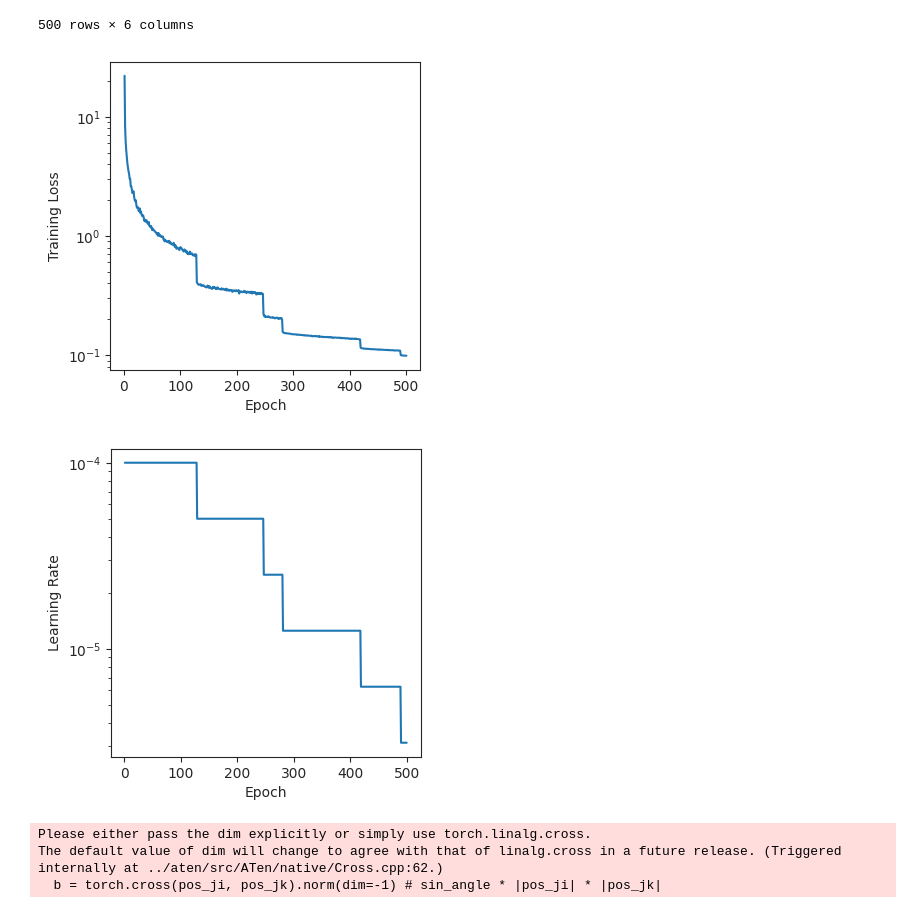
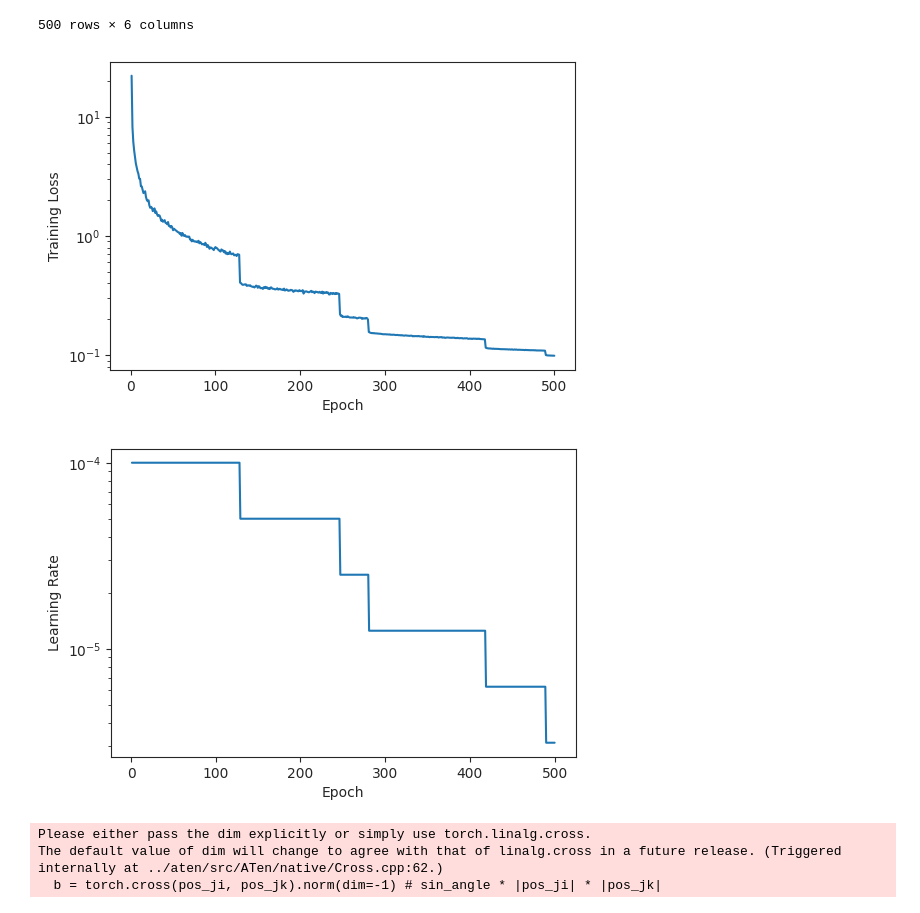
Before and after one commit to gentle1999/qm9star_query, a Jupyter notebook: tutorial/4-train_a_NN_potential_model.ipynb, the cells around one changed output. Drawn from its saved outputs; the diff is of its cells as text; code cells hidden in the pictures.

```diff
--- a/tutorial/4-train_a_NN_potential_model.ipynb
+++ b/tutorial/4-train_a_NN_potential_model.ipynb
@@ -271,19 +271,19 @@ log
 # %%
 with sns.axes_style("ticks"):
     g = sns.lineplot(data=log, x="Epoch", y="Training Loss")
     g.set_yscale("log")
-g.figure.set_size_inches(4, 4)
+g.figure.set_size_inches(6, 4)
 g.figure.savefig("img/loss.svg", bbox_inches="tight")
 # %% [output]
-[figure, old version]
+[figure, new version]
 # %%
 with sns.axes_style("ticks"):
     g = sns.lineplot(data=log, x="Epoch", y="Learning Rate")
     g.set_yscale("log")
-g.figure.set_size_inches(4, 4)
+g.figure.set_size_inches(6, 4)
 g.figure.savefig("img/learning_rate.svg", bbox_inches="tight")
 # %% [output]
-[figure, old version]
+[figure, new version]
 # %%
 preds = []
 observed_values = []
```
Also changed, not shown: parts of 3 cells of this notebook, 11 other files.
